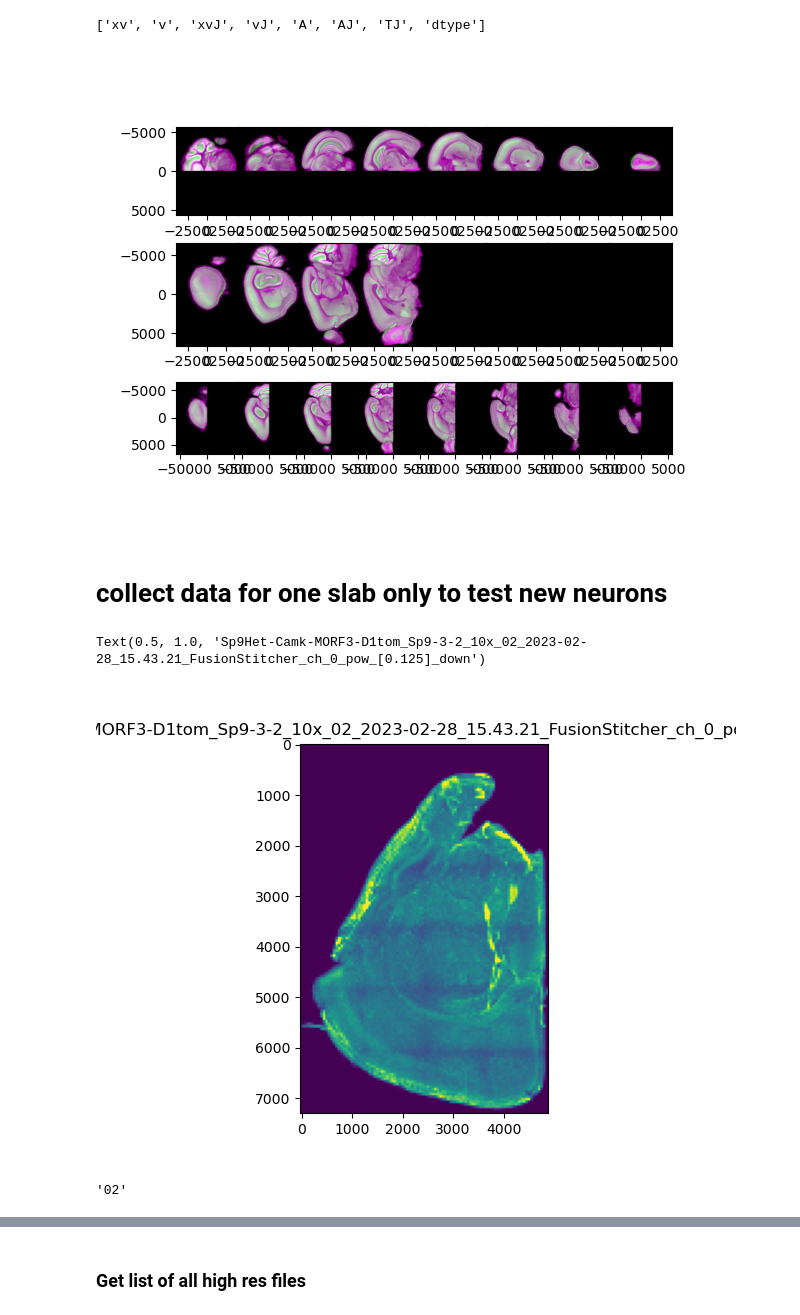
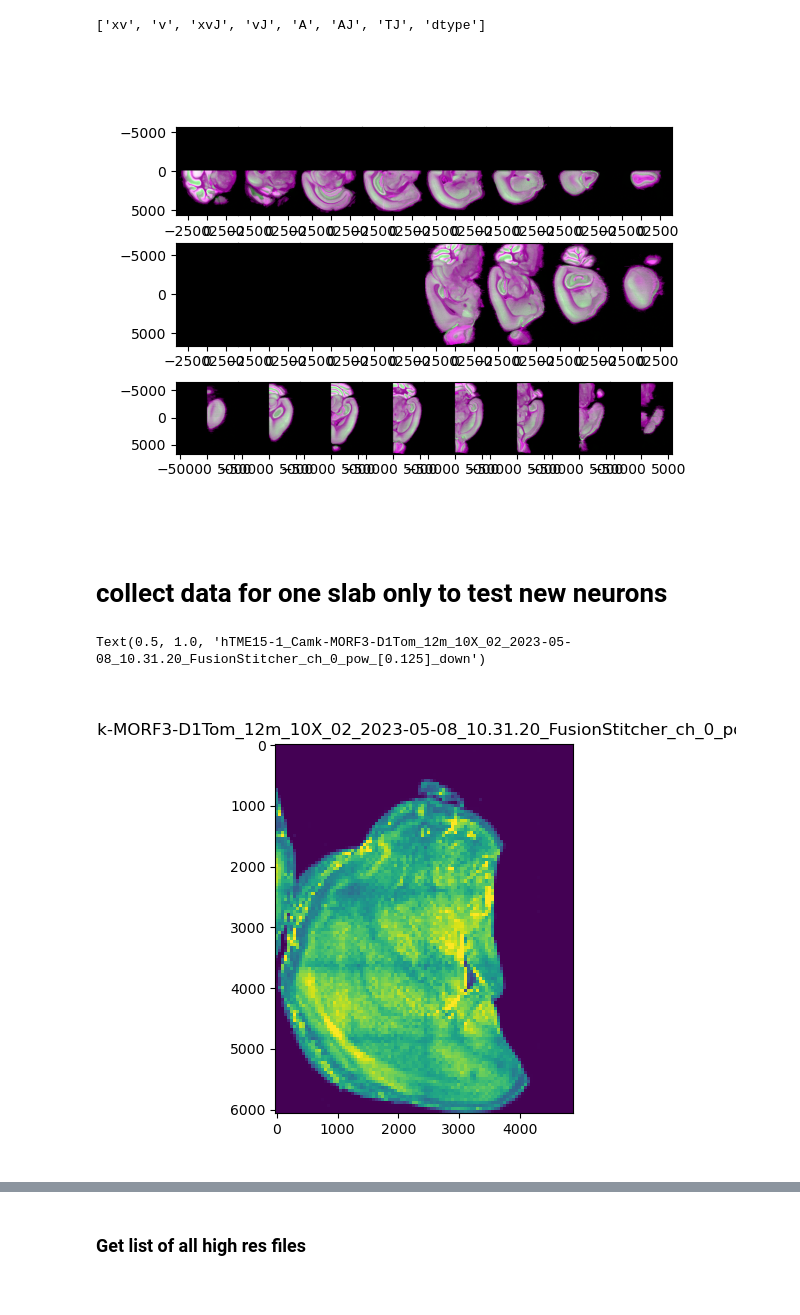
Before and after one commit to twardlab/dragonfly_registration_summer_2023, a Jupyter notebook: step3_neuron_registration_dragonfly.ipynb, the cells around one changed output, grey strips where cells are left out. Drawn from its saved outputs; the diff is of its cells as text; code cells hidden in the pictures.

```diff
--- a/step3_neuron_registration_dragonfly.ipynb
+++ b/step3_neuron_registration_dragonfly.ipynb
@@ -194,14 +194,14 @@ def load_swc(fname,skip=0):
 # brain = 'TME12-1'
 # brain = 'TME20-1'
 # brain = 'Hpca5-2'
-brain = 'Sp9-3-2'
+# brain = 'Sp9-3-2'
 # brain = 'Trank1-2-3'
 # brain = 'Zswim4-1'
 # brain = 'MQC06-2'
 # brain = 'MQC09-3'
 # brain = 'MQC18-3'
 # brain = 'MQC82-2'
-# brain = 'hTME15-1'
+brain = 'hTME15-1'
 # brain = 'hTME15-2'
 # brain = 'hTME18-1'
 # brain = 'hTME19-2'
@@ -425,7 +426,7 @@ XIat = np.stack(np.meshgrid(*xIat,indexing='ij'),0)
 fig,ax = emlddmm.draw(Iat,xIat,vmin=0,n_slices=8)
 fig.canvas.draw()
 # %% [output]
-[figure, old version]
+[figure, new version]
 # %% [markdown]
 # collect data for one slab only to test new neurons
 # %%
@@ -433,7 +434,7 @@ low_ind = 1
 
 # load the low res image
 image_low_file = image_low_files[low_ind]
-if 'MQC' in brain or 'KO' in brain_path:
+if 'MQC' in brain or 'KO' in brain_path or 'hTME' in brain:
     image_low_key = image_low_file.split('_')[-9]
 else:
     image_low_key = image_low_file.split('_')[-6]
@@ -448,44 +449,40 @@ if hemi:
     xI1[1] -= np.mean(xI1[1])
     xI2 = [np.array(d) for d in data['xI']]
     # I will use xI2, but keep track of the shift
     xI = xI2
     xIshift = [np.mean(x2-x1) for x2,x1 in zip(xI2,xI1)]
 else: # Whole brain (TMExx-y)
     xI = [d - np.mean(d) for d in data['xI']] # We decided to ignore voxel positions and use zero-mean convention b/c it is more numerically stable
 
 if len(xI[-1]) != I.shape[-1]:
     # add one to the end
     xI[-1] = np.concatenate((xI[-1],xI[-1][-1][None] + (xI[-1][1]-xI[-1][0])))
 
 XI = np.stack(np.meshgrid(*xI,indexing='ij'))
 # sometimes, I and xI do not match in size!
 key = 'W' if 'W' in data else 'w'
 WI = data[key]
 dI = [xi[1] - xi[0] for xi in xI]
 # get extent and draw it
 extentlow0 = (xI[-1][0]-dI[-1],xI[-1][-1]+dI[-1],xI[-2][-1]+dI[-2],xI[-2][0]-dI[-2])
 extentlow1 = (xI[-2][0]-dI[-2],xI[-2][-1]+dI[-2],xI[-3][-1]+dI[-3],xI[-3][0]-dI[-3])
 extentlow2 = (xI[1][0]-dI[1],xI[1][-1]+dI[1],xI[0][-1]+dI[0],xI[0][0]-dI[0])
 I0 = np.max(I,0)
 I1 = np.max(I,1)
 I2 = np.max(I,2)
 fig,ax = plt.subplots()
 vminI = np.quantile(I[WI>0.999],0.1)
 vmaxI = np.quantile(I[WI>0.999],0.999)
 ax.imshow(I0,extent=extentlow0,vmin=vminI,vmax=vmaxI)
 ax.set_title(splitext(split(image_low_file)[-1])[0])
 # %% [output]
-Text(0.5, 1.0, 'Sp9Het-Camk-MORF3-D1tom_Sp9-3-2_10x_02_2023-02-28_15.43.21_FusionStitcher_ch_0_pow_[0.125]_down')
+Text(0.5, 1.0, 'hTME15-1_Camk-MORF3-D1Tom_12m_10X_02_2023-05-08_10.31.20_FusionStitcher_ch_0_pow_[0.125]_down')
-[figure, old version]
+[figure, new version]
 # %%
 ## now we find the corresponding high res files
 #image_high_files = glob(join(image_dir,'*30x_*' + image_low_key + '*_channel_0_down.npz'))
 ## there should be two
 #image_high_keys = [n.split('_')[-4] for n in image_high_files]
-# %%
-image_low_key
-# %% [output]
-'02'
 # %%
 def temp_filter(x):
     if 'cropped' in x or 'Cropped' in x or 'neurite' in x:
```
Also changed, not shown: parts of 11 cells of this notebook, 4 other files.
